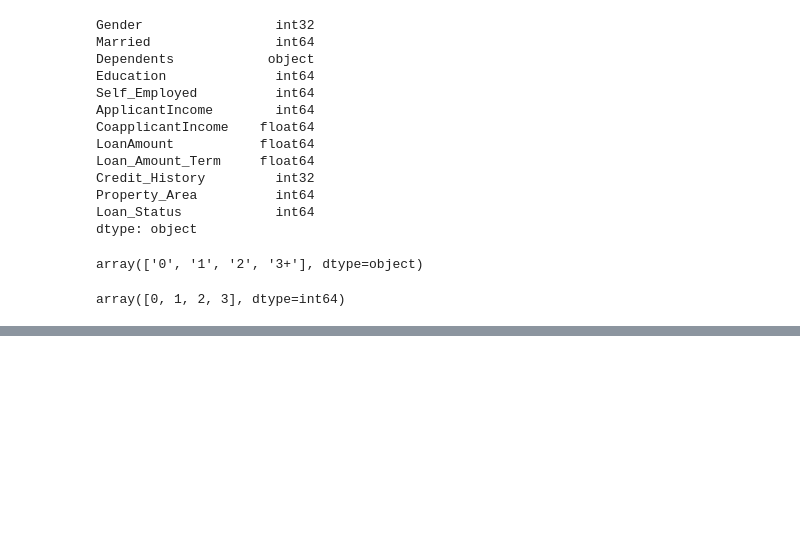
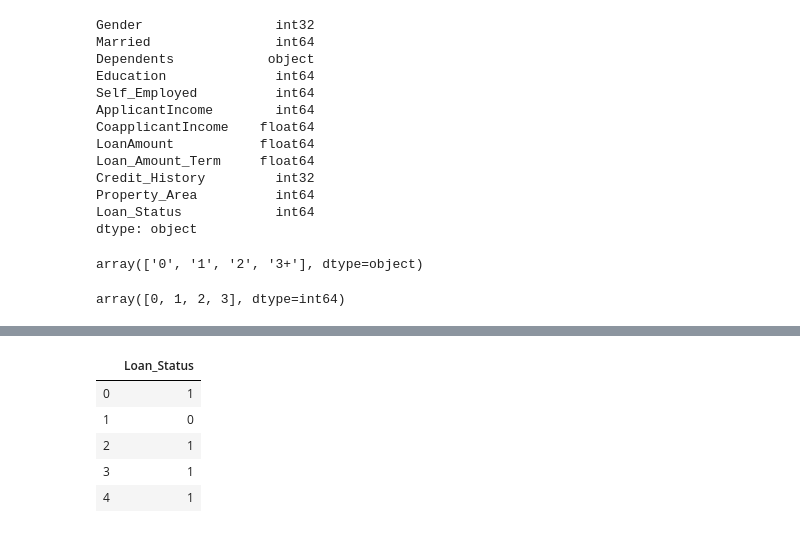
Before and after one commit to Akram035/loan_prediction, a Jupyter notebook: Loan_prediction.ipynb, the cells around one changed output, grey strips where cells are left out. Drawn from its saved outputs; the diff is of its cells as text; code cells hidden in the pictures; blank space fills up the shorter version.

Commit message:
Splitting the dataset

```diff
--- a/Loan_prediction.ipynb
+++ b/Loan_prediction.ipynb
@@ -301,0 +327,4 @@ array([0, 1, 2, 3], dtype=int64)
+# %%
+#Splitting the dataset into X and y
+X = data.iloc[:, :11]
+y = data.iloc[:, -1:]
@@ -301,0 +340,9 @@ array([0, 1, 2, 3], dtype=int64)
+# %%
+y.head()
+# %% [output]
+|  | Loan_Status |
+| 0 | 1 |
+| 1 | 0 |
+| 2 | 1 |
+| 3 | 1 |
+| 4 | 1 |
```
Also changed, not shown: parts of 4 cells of this notebook.
